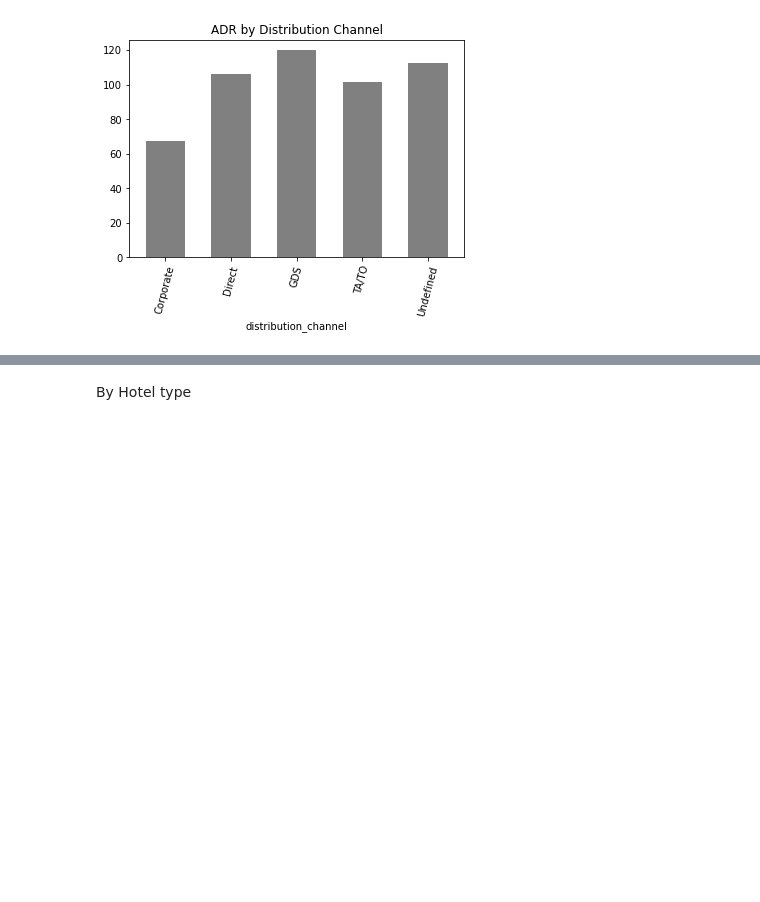
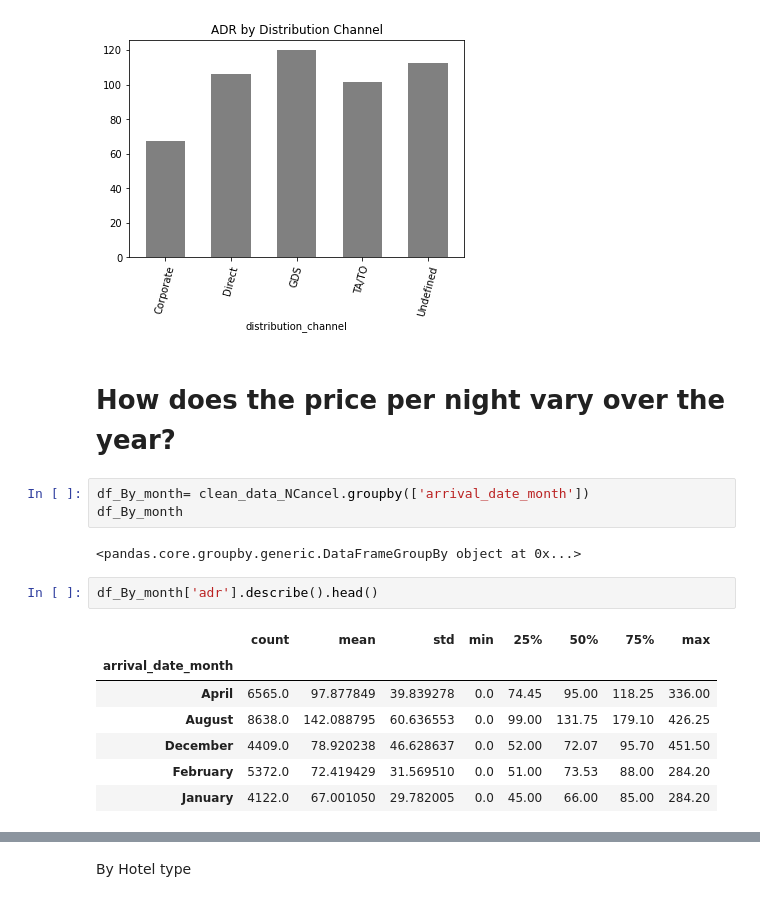
Before and after one commit to carlosmendozaj/Project_Booking_Demand, a Jupyter notebook: Daniel_Notebook.ipynb, the cells around one changed output, grey strips where cells are left out. Saved outputs shown, nothing was run; the diff lists cells and outputs as text; blank space fills up the shorter version.

```diff
--- a/Daniel_Notebook.ipynb
+++ b/Daniel_Notebook.ipynb
@@ -133,3 +113,20 @@ DistChannel_plot.set_ylabel("By distribution Channel Count")
 plt.show()
 # %% [output]
 [figure]
+# %% [markdown]
+#  How does the price per night vary over the year?
+# %%
+df_By_month= clean_data_NCancel.groupby(['arrival_date_month'])
+df_By_month
+# %% [output]
+<pandas.core.groupby.generic.DataFrameGroupBy object at 0x...>
+# %%
+df_By_month['adr'].describe().head()
+# %% [output]
+|  | count | mean | std | min | 25% | 50% | 75% | max |
+| arrival_date_month |  |  |  |  |  |  |  |  |
+| April | 6565.0 | 97.877849 | 39.839278 | 0.0 | 74.45 | 95.00 | 118.25 | 336.00 |
+| August | 8638.0 | 142.088795 | 60.636553 | 0.0 | 99.00 | 131.75 | 179.10 | 426.25 |
+| December | 4409.0 | 78.920238 | 46.628637 | 0.0 | 52.00 | 72.07 | 95.70 | 451.50 |
+| February | 5372.0 | 72.419429 | 31.569510 | 0.0 | 51.00 | 73.53 | 88.00 | 284.20 |
+| January | 4122.0 | 67.001050 | 29.782005 | 0.0 | 45.00 | 66.00 | 85.00 | 284.20 |
```
Also changed, not shown: parts of 5 cells of this notebook.
